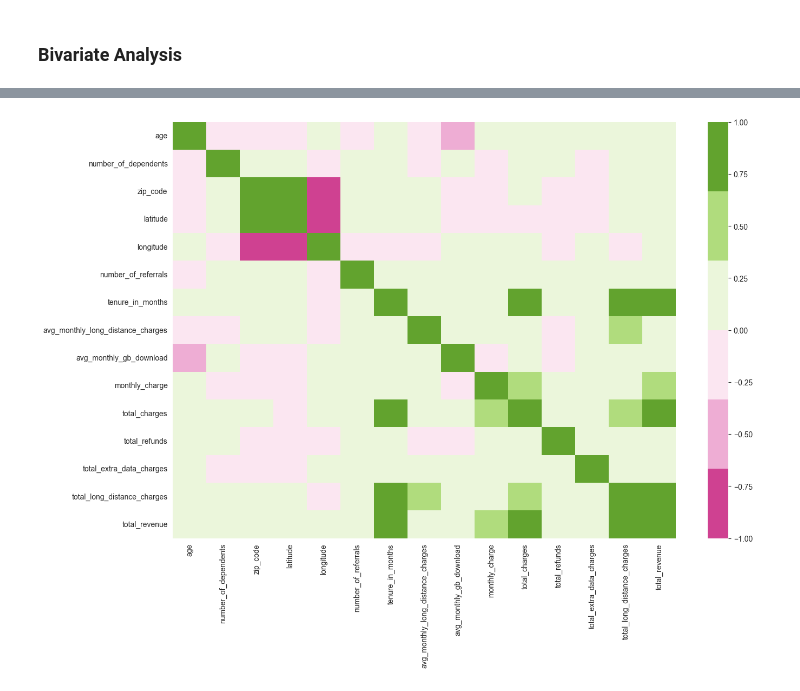
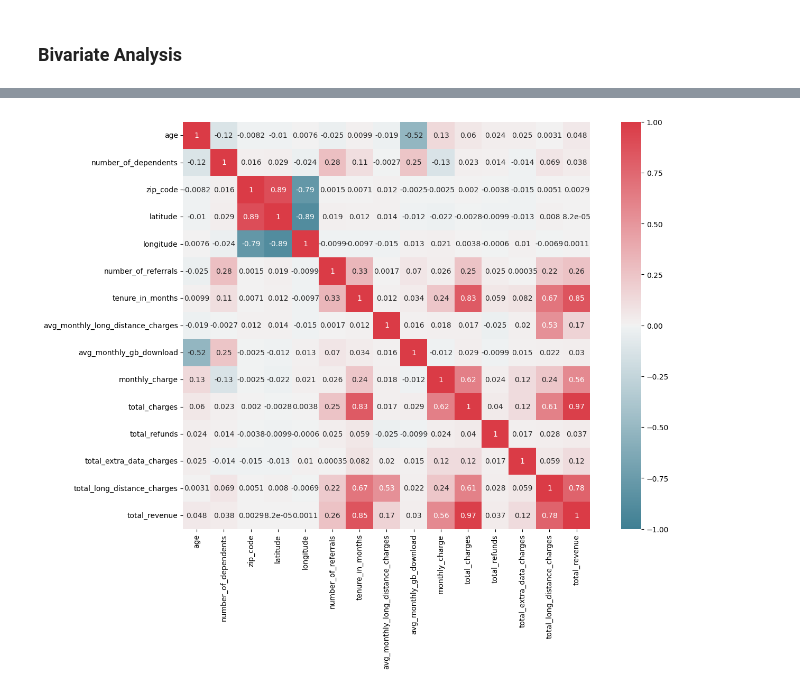
Before and after one commit to sam47-asfaw/Churn-Service, a Jupyter notebook: notebook.ipynb, the cells around one changed output, grey strips where cells are left out. Drawn from its saved outputs; the diff is of its cells as text; code cells hidden in the pictures.

```diff
--- a/notebook.ipynb
+++ b/notebook.ipynb
@@ -368,8 +374,10 @@ corr_matrix
 # %%
 #let's us see the correlation of each feature
 plt.figure(figsize=(15, 10))
 cmap = sns.color_palette("PiYG")
-sns.heatmap(corr_matrix, vmin=-1, vmax=1, cmap=cmap)
+sns.heatmap(corr_matrix, vmin=-1,vmax=1,
+            cmap=sns.diverging_palette(220, 10, as_cmap=True),
+            square=True, annot=True)
 plt.show()
 # %% [output]
-[figure, old version]
+[figure, new version]
```
Also changed, not shown: parts of 37 cells of this notebook, 3 other files.
